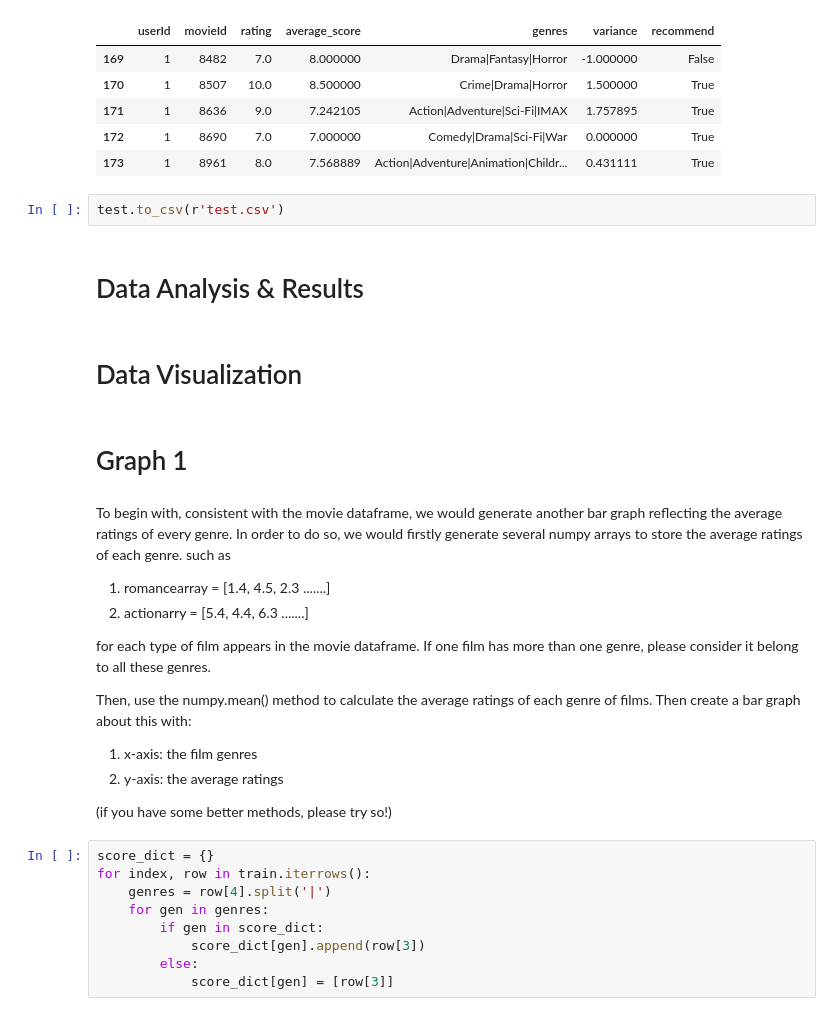
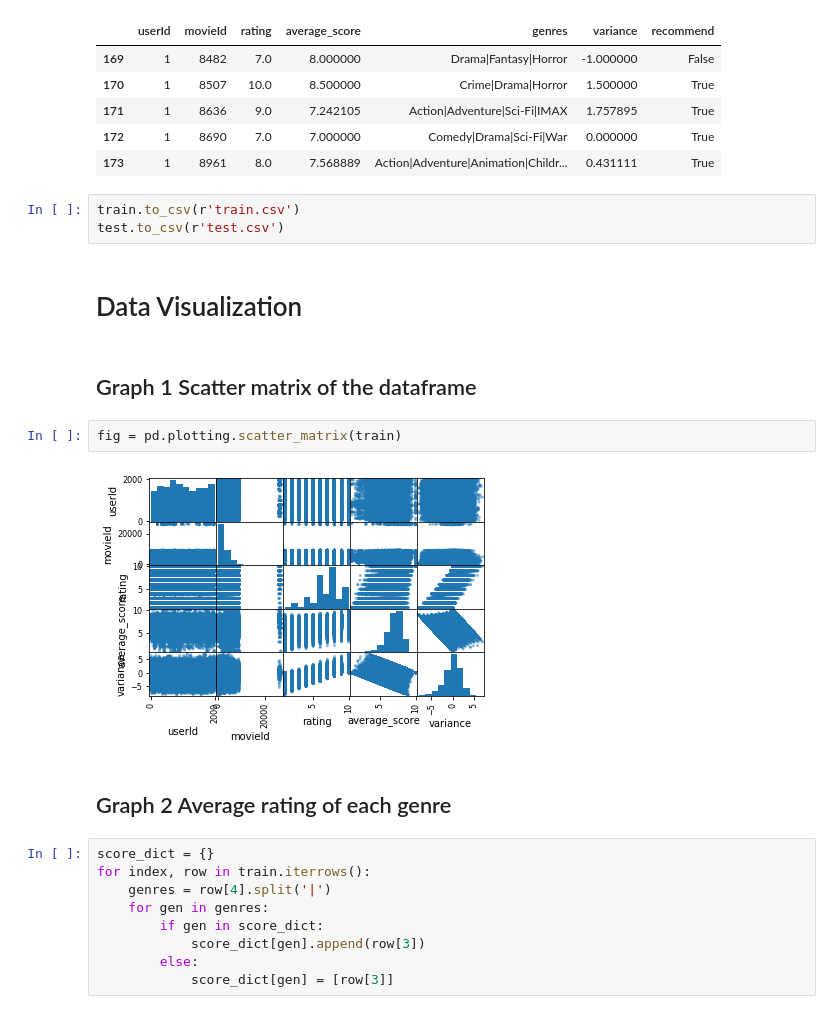
Before and after one commit to strkillr16/COGS108Final, a Jupyter notebook: Final Project Notebook.ipynb, the cells around one changed output. Saved outputs shown, nothing was run; the diff lists cells and outputs as text.

Commit message:
clear up everything

```diff
--- a/Final Project Notebook.ipynb
+++ b/Final Project Notebook.ipynb
@@ -260,25 +171,18 @@ test.head()
 | 172 | 1 | 8690 | 7.0 | 7.000000 | Comedy|Drama|Sci-Fi|War | 0.000000 | True |
 | 173 | 1 | 8961 | 8.0 | 7.568889 | Action|Adventure|Animation|Childr... | 0.431111 | True |
 # %%
+train.to_csv(r'train.csv')
 test.to_csv(r'test.csv')
-# %% [markdown]
-# Data Analysis & Results
 # %% [markdown]
 # Data Visualization
 # %% [markdown]
-#   Graph 1
+##   Graph 1 Scatter matrix of the dataframe
-# %% [markdown]
-To begin with, consistent with the movie dataframe, we would generate another bar graph reflecting the average ratings of every genre. In order to do so, we would firstly generate several numpy arrays to store the average ratings of each genre. such as
-1. romancearray = [1.4, 4.5, 2.3 .......]
-2. actionarry = [5.4, 4.4, 6.3 .......]
-
-for each type of film appears in the movie dataframe. If one film has more than one genre, please consider it belong to all these genres.
-
-Then, use the numpy.mean() method to calculate the average ratings of each genre of films. Then create a bar graph about this with:
-1. x-axis: the film genres
-2. y-axis: the average ratings
-
-(if you have some better methods, please try so!)
+# %%
+fig = pd.plotting.scatter_matrix(train)
+# %% [output]
+[figure, added]
+# %% [markdown]
+## Graph 2 Average rating of each genre
 # %%
 score_dict = {}
 for index, row in train.iterrows():
```
Also changed, not shown: parts of 112 cells of this notebook.
